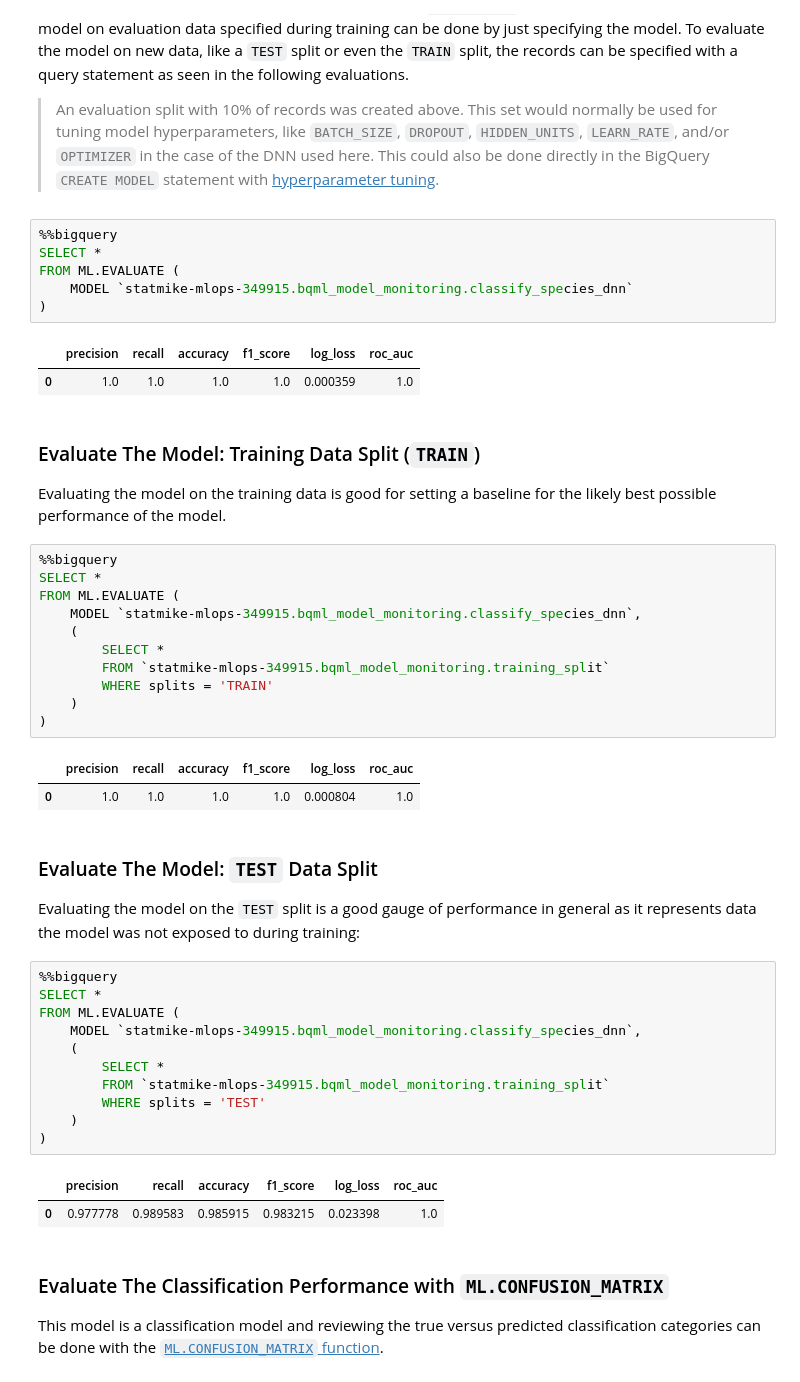
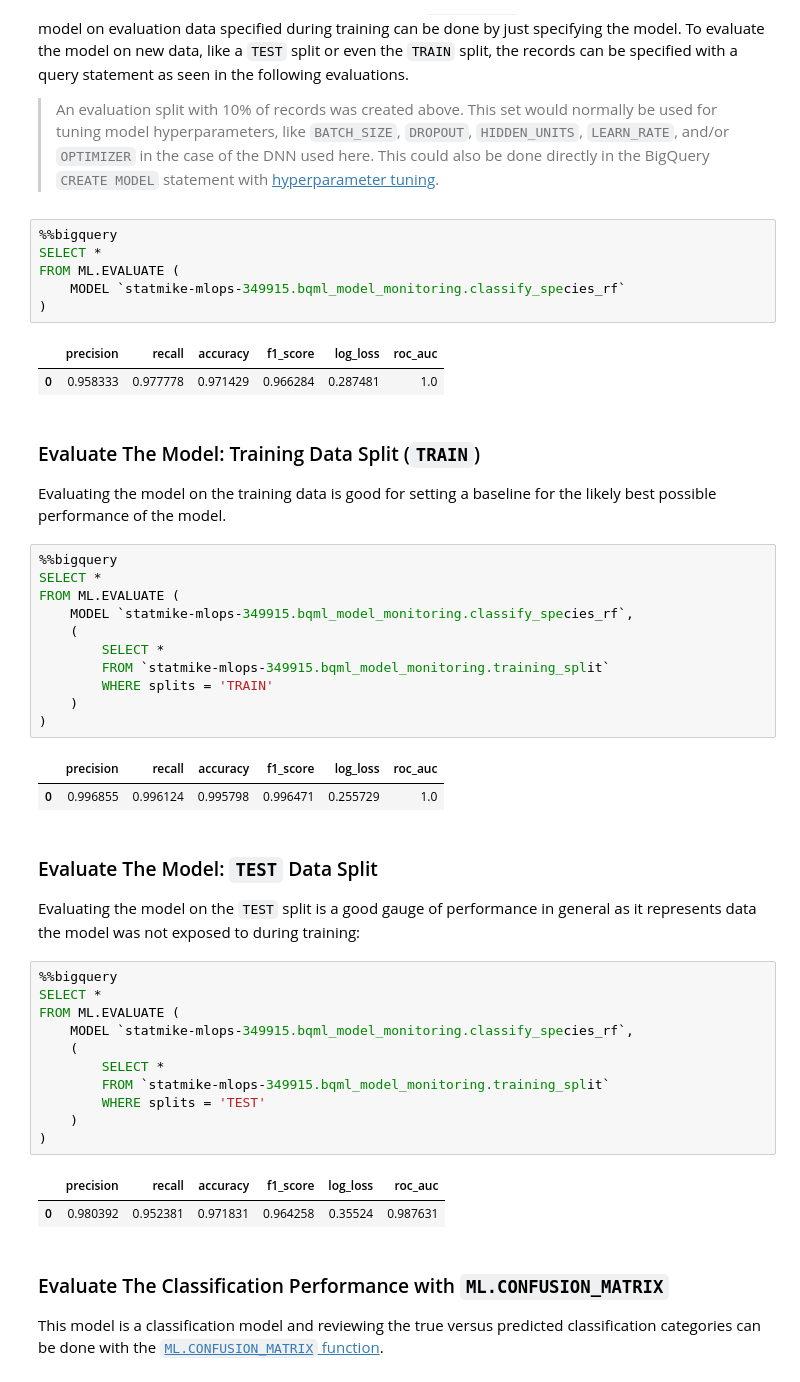
Before and after one commit to statmike/vertex-ai-mlops, a Jupyter notebook: Model Monitoring/bqml-model-monitoring-tutorial.ipynb, the cells around one changed output. Cells and saved outputs as stored; diff of their text form.

```diff
--- a/Model Monitoring/bqml-model-monitoring-tutorial.ipynb
+++ b/Model Monitoring/bqml-model-monitoring-tutorial.ipynb
@@ -362,11 +360,11 @@ BigQuery ML models can be directly evaluated with the [`ML.EVALUATE` function](h
 %%bigquery
 SELECT *
 FROM ML.EVALUATE (
-    MODEL `statmike-mlops-349915.bqml_model_monitoring.classify_species_dnn`
+    MODEL `statmike-mlops-349915.bqml_model_monitoring.classify_species_rf`
 )
 # %% [output]
 |  | precision | recall | accuracy | f1_score | log_loss | roc_auc |
-| 0 | 1.0 | 1.0 | 1.0 | 1.0 | 0.000359 | 1.0 |
+| 0 | 0.958333 | 0.977778 | 0.971429 | 0.966284 | 0.287481 | 1.0 |
 # %% [markdown]
 ### Evaluate The Model: Training Data Split (`TRAIN`)
 
@@ -375,7 +373,7 @@ Evaluating the model on the training data is good for setting a baseline for the
 %%bigquery
 SELECT *
 FROM ML.EVALUATE (
-    MODEL `statmike-mlops-349915.bqml_model_monitoring.classify_species_dnn`,
+    MODEL `statmike-mlops-349915.bqml_model_monitoring.classify_species_rf`,
     (
         SELECT *
         FROM `statmike-mlops-349915.bqml_model_monitoring.training_split`
@@ -384,7 +382,7 @@ FROM ML.EVALUATE (
 )
 # %% [output]
 |  | precision | recall | accuracy | f1_score | log_loss | roc_auc |
-| 0 | 1.0 | 1.0 | 1.0 | 1.0 | 0.000804 | 1.0 |
+| 0 | 0.996855 | 0.996124 | 0.995798 | 0.996471 | 0.255729 | 1.0 |
 # %% [markdown]
 ### Evaluate The Model: `TEST` Data Split
 
@@ -392,17 +390,17 @@ Evaluating the model on the `TEST` split is a good gauge of performance in gener
 # %%
 %%bigquery
 SELECT *
 FROM ML.EVALUATE (
-    MODEL `statmike-mlops-349915.bqml_model_monitoring.classify_species_dnn`,
+    MODEL `statmike-mlops-349915.bqml_model_monitoring.classify_species_rf`,
     (
         SELECT *
         FROM `statmike-mlops-349915.bqml_model_monitoring.training_split`
         WHERE splits = 'TEST'
     )
 )
 # %% [output]
 |  | precision | recall | accuracy | f1_score | log_loss | roc_auc |
-| 0 | 0.977778 | 0.989583 | 0.985915 | 0.983215 | 0.023398 | 1.0 |
+| 0 | 0.980392 | 0.952381 | 0.971831 | 0.964258 | 0.35524 | 0.987631 |
 # %% [markdown]
 ### Evaluate The Classification Performance with `ML.CONFUSION_MATRIX`
 
```
Also changed, not shown: parts of 77 cells of this notebook.
